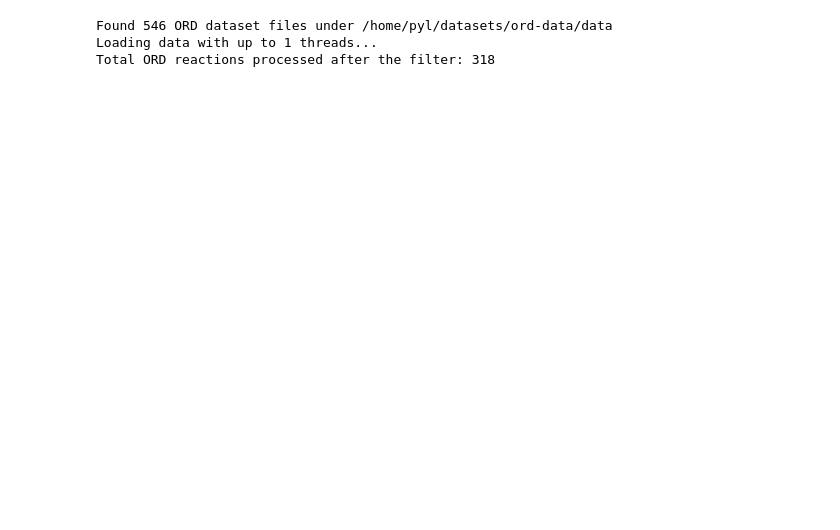
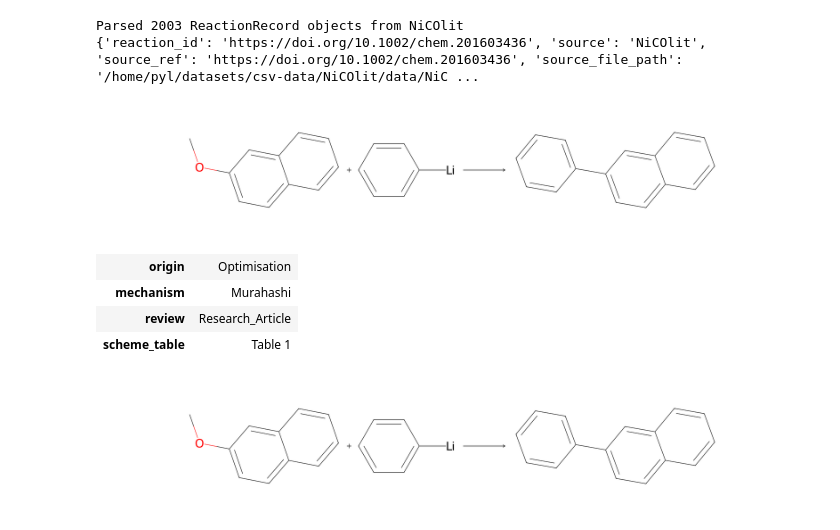
Before and after one commit to peiyeliu/chemrxn-cleaner, a Jupyter notebook: examples/example.ipynb, the cells around one changed output. Drawn from its saved outputs; the diff is of its cells as text; code cells hidden in the pictures; blank space fills up the shorter version.

Commit message:
update example codes

```diff
--- a/examples/example.ipynb
+++ b/examples/example.ipynb
@@ -1,6 +1,9 @@
 # %%
 """
 Example usage of chemrxn-cleaner on ORD data aggregated from a local dataset directory.
+
+Source: https://github.com/open-reaction-database/ord-data/tree/main/data
+
 """
 from rdkit import RDLogger
 
@@ -12,7 +15,7 @@ from __future__ import annotations
 import os
 from concurrent.futures import ThreadPoolExecutor, as_completed
 from pathlib import Path
-from typing import Any, Dict, List, Tuple
+from typing import List
 
 from chemrxn_cleaner import clean_reactions
 from chemrxn_cleaner import max_smiles_length
@@ -76,10 +79,6 @@ else:
 print(f"Total ORD reactions processed after the filter: {len(rxn_processed)}")
 
 export_reaction_records_to_json(records=rxn_processed, path='./export.json')
-# %% [output]
-Found 546 ORD dataset files under /home/pyl/datasets/ord-data/data
-Loading data with up to 1 threads...
-Total ORD reactions processed after the filter: 318
 # %%
 """
 Example usage of chemrxn-cleaner on uspto data aggregated from a local dataset directory.
@@ -99,0 +147,66 @@ export_reaction_records_to_json(records=rxn_list[0:10], path='./export.json')
+# %%
+"""
+Example usage of chemrxn-cleaner on csv data aggregated from a local dataset directory.
+
+Source data: https://github.com/truejulosdu13/NiCOlit/blob/master/data/NiCOlit.csv
+
+"""
+from typing import Any, Dict, Optional
+
+from chemrxn_cleaner import ReactionRecord
+from chemrxn_cleaner import load_reactions
+
+SOURCE_PATH = "/home/pyl/datasets/csv-data/NiCOlit/data/NiCOlit.csv"
+
+
+def _to_float(value: Any) -> Optional[float]:
+    try:
+        text = str(value).replace("%", "").strip()
+        if not text:
+            return None
+        return float(text)
+    except Exception:
+        return None
+
+
+def map_row(record: ReactionRecord, row: Dict[str, Any]) -> ReactionRecord:
+    record.source = "NiCOlit"
+    record.source_ref = row.get("DOI") or None
+    record.reaction_id = row.get("DOI", "")
+    record.solvents = [row["solvent"]] if row.get("solvent") else []
+    record.catalysts = [row["catalyst_precursor"]] if row.get("catalyst_precursor") else []
+    record.yield_value = _to_float(row.get("isolated_yield")) or _to_float(
+        row.get("analytical_yield")
+    )
+    # retain a few useful metadata fields
+    record.extra_metadata.update(
+        {
+            "origin": row.get("origin"),
+            "mechanism": row.get("Mechanism"),
+            "review": row.get("review"),
+            "scheme_table": row.get("scheme_table"),
+        }
+    )
+    return record
+
+
+rxn_records = load_reactions(
+    source=SOURCE_PATH,
+    fmt="csv",
+    reactant_columns=["substrate", "effective_coupling_partner"],
+    reagent_columns=[],
+    product_columns=["product"],
+    mapper=map_row,
+)
+print(f"Parsed {len(rxn_records)} ReactionRecord objects from NiCOlit")
+print(rxn_records[0].to_dict())
+rxn_records[0].show()
+# %% [output]
+Parsed 2003 ReactionRecord objects from NiCOlit
+{'reaction_id': 'https://doi.org/10.1002/chem.201603436', 'source': 'NiCOlit', 'source_ref': 'https://doi.org/10.1002/chem.201603436', 'source_file_path': '/home/pyl/datasets/csv-data/NiCOlit/data/NiC ...
+[figure, added]
+| origin | Optimisation |
+| mechanism | Murahashi |
+| review | Research_Article |
+| scheme_table | Table 1 |
+[figure, added]
```
Also changed, not shown: parts of 2 cells of this notebook.
